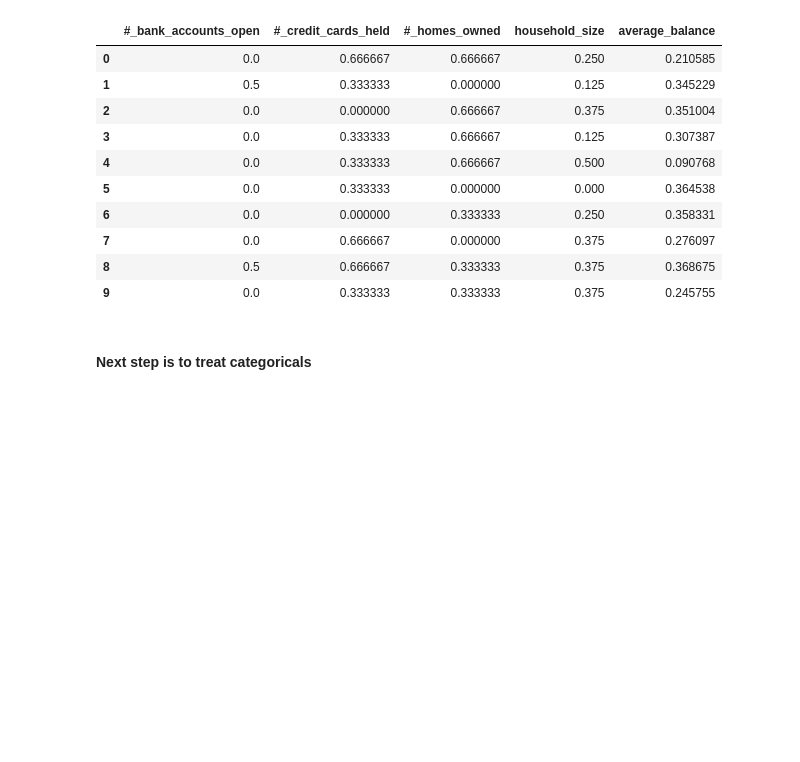
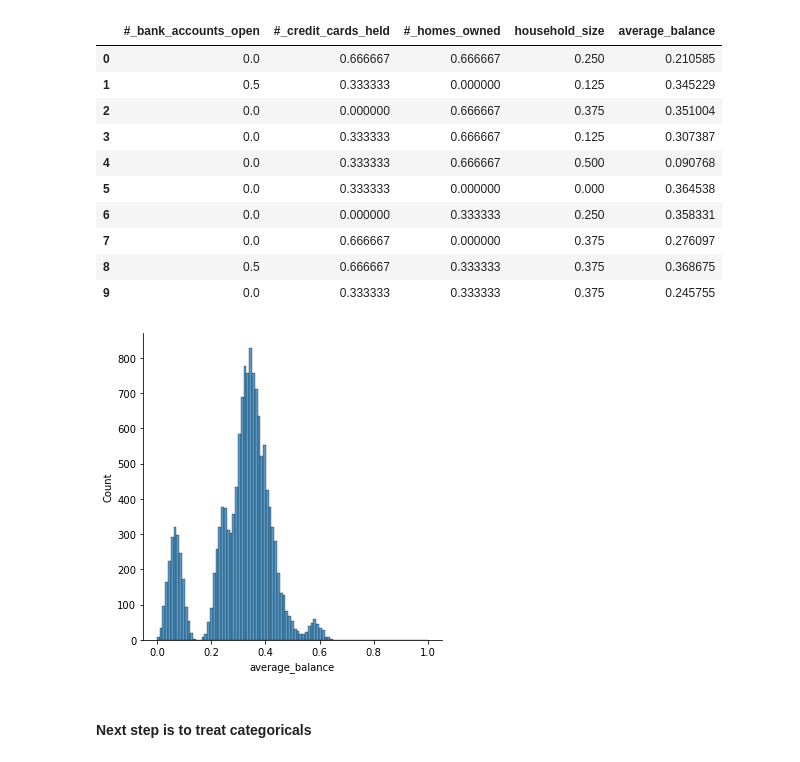
Before and after one commit to hollyjanedalton/mid_bootcamp_project, a Jupyter notebook: Building models.ipynb, the cells around one changed output. Saved outputs shown, nothing was run; the diff lists cells and outputs as text; code cells hidden in the pictures; blank space fills up the shorter version.

Commit message:
Train/Test data processed. Almost ready to define model

```diff
--- a/Building models.ipynb
+++ b/Building models.ipynb
@@ -150,8 +154,15 @@ X_train_norm.head(10)
 | 8 | 0.5 | 0.666667 | 0.333333 | 0.375 | 0.368675 |
 | 9 | 0.0 | 0.333333 | 0.333333 | 0.375 | 0.245755 |
 # %%
-#Deal with discrete and continous numerical features differently.
-#Does average_balance how a normal distribution?
+#Deal with discrete and continous numerical features differently?
+#Only continuous numerical variable is average_balance
+
+#Does average_balance have a normal distribution?... kind of..see below
+
+sns.displot(X_train_norm['average_balance'])
+plt.show()
+# %% [output]
+[figure, added]
 # %% [markdown]
 #### Next step is to treat categoricals
 # %% [markdown]
```
Also changed, not shown: parts of 27 cells of this notebook.
